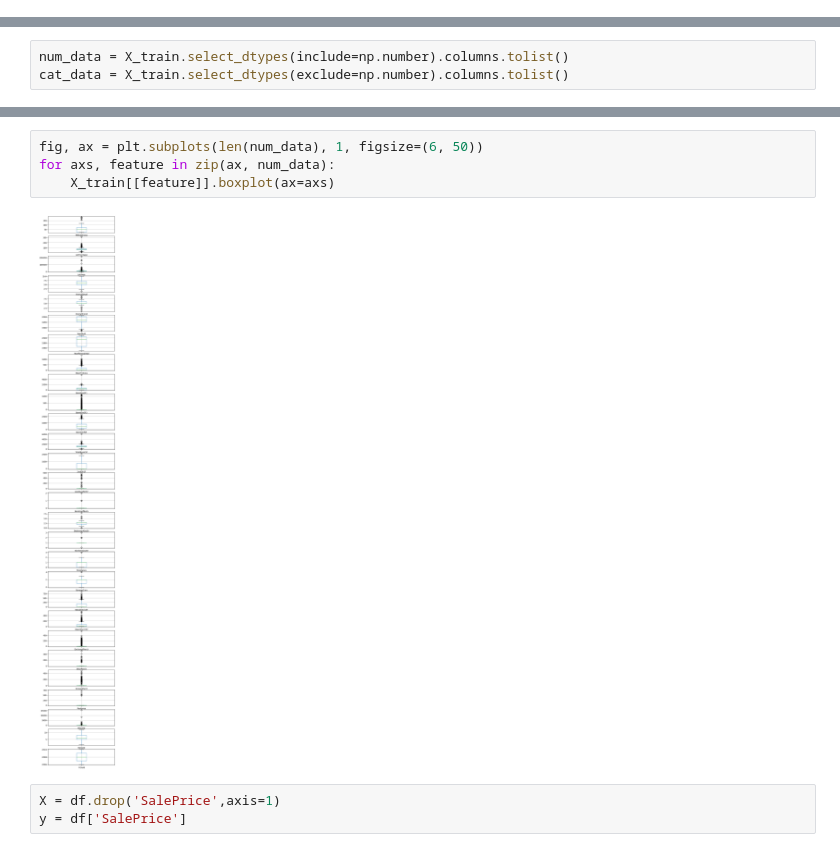
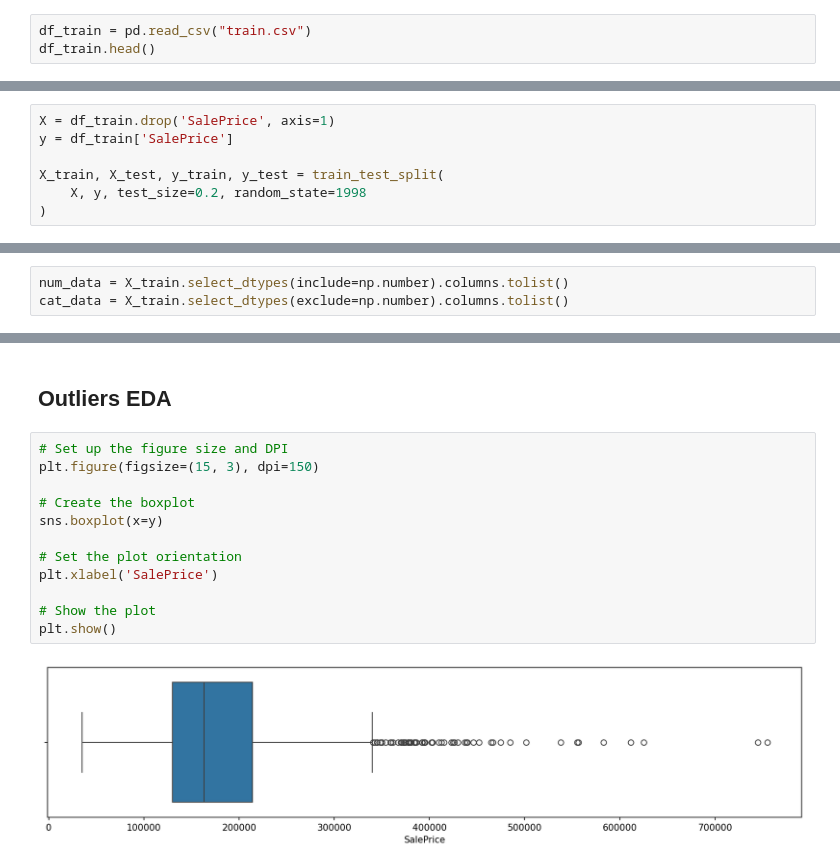
Before and after one commit to DebdutChowdhury/House-Price---Advanced-Regression-Technique, a Jupyter notebook: House_Prices_prediction_Advanced_Techniques.ipynb, the cells around one changed output, grey strips where cells are left out. Drawn from its saved outputs; the diff is of its cells as text.

```diff
--- a/House_Prices_prediction_Advanced_Techniques.ipynb
+++ b/House_Prices_prediction_Advanced_Techniques.ipynb
@@ -232,0 +21,3 @@ X_train.head()
+# %%
+df_train = pd.read_csv("train.csv")
+df_train.head()
@@ -232,0 +41,7 @@ X_train.head()
+# %%
+X = df_train.drop('SalePrice', axis=1)
+y = df_train['SalePrice']
+
+X_train, X_test, y_train, y_test = train_test_split(
+    X, y, test_size=0.2, random_state=1998
+)
@@ -301,9 +180,16 @@ plt.show()
-# %%
-fig, ax = plt.subplots(len(num_data), 1, figsize=(6, 50))
-for axs, feature in zip(ax, num_data):
-    X_train[[feature]].boxplot(ax=axs)
-# %% [output]
-[figure, removed]
-# %%
-X = df.drop('SalePrice',axis=1)
-y = df['SalePrice']
+# %% [markdown]
+## Outliers EDA
+# %%
+# Set up the figure size and DPI
+plt.figure(figsize=(15, 3), dpi=150)
+
+# Create the boxplot
+sns.boxplot(x=y)
+
+# Set the plot orientation
+plt.xlabel('SalePrice')
+
+# Show the plot
+plt.show()
+# %% [output]
+[figure, added]
```
Also changed, not shown: parts of 51 cells of this notebook, 1 other file.
